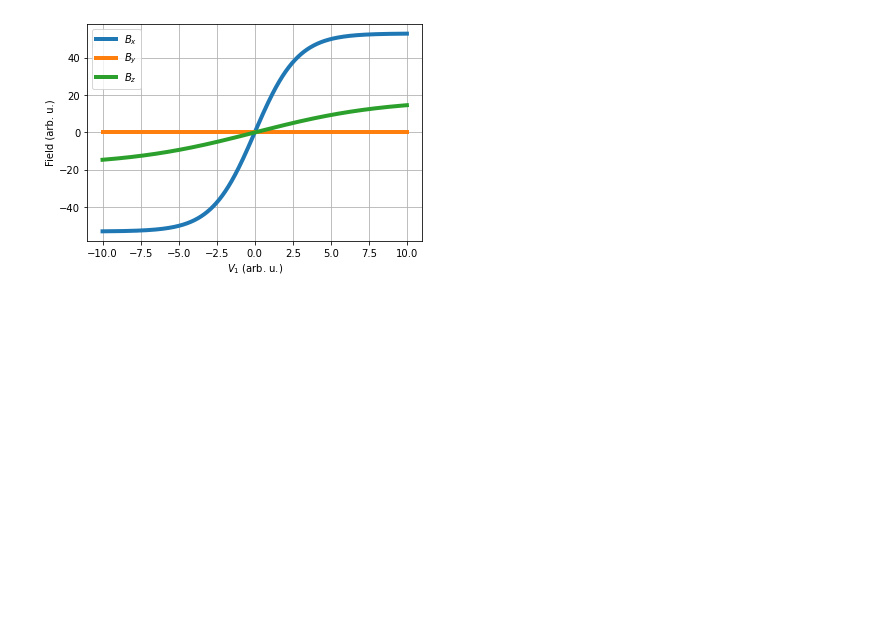
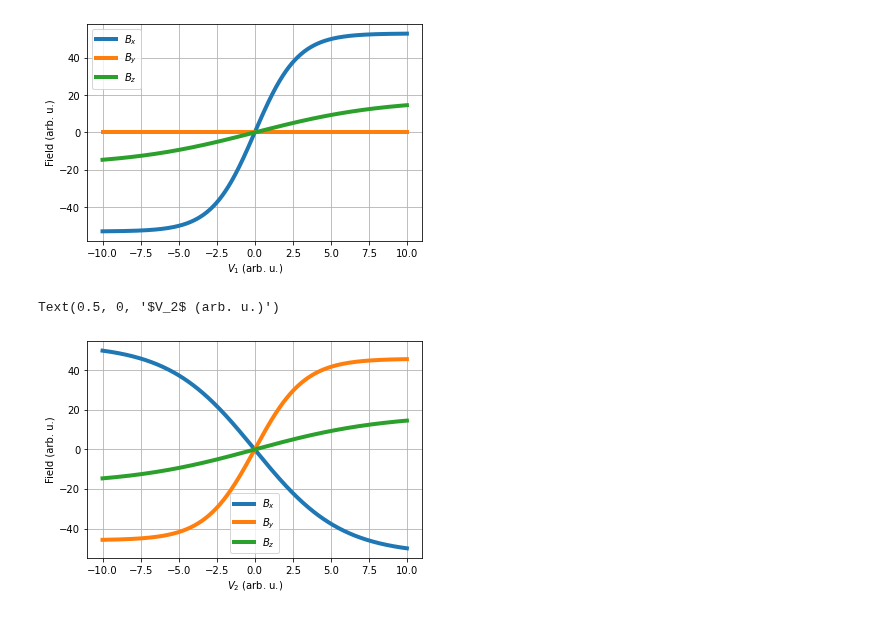
Before and after one commit to tretyakovmipt/TIRF-magnet-calibration, a Jupyter notebook: nonlinear_calibration.ipynb, the cells around one changed output. Cells and saved outputs as stored; diff of their text form; code cells hidden in the pictures; blank space fills up the shorter version.

```diff
--- a/nonlinear_calibration.ipynb
+++ b/nonlinear_calibration.ipynb
@@ -30,8 +32,14 @@ def B_vs_V(x:np.array, y1:np.array, y2:np.array, y3:np.array):
     #ax.set_xlim(0,1)
     ax.legend(loc=0)
     ax.grid()
-    return None
+    return ax
 # %%
 B_vs_V(V1, Bx, By, Bz)
 # %% [output]
 [figure]
+# %%
+ax2 = B_vs_V(V2, Bx, By, Bz)
+ax2.set_xlabel(r'$V_2$ (arb. u.)')
+# %% [output]
+Text(0.5, 0, '$V_2$ (arb. u.)')
+[figure, added]
```
Also changed, not shown: parts of 2 cells of this notebook.
